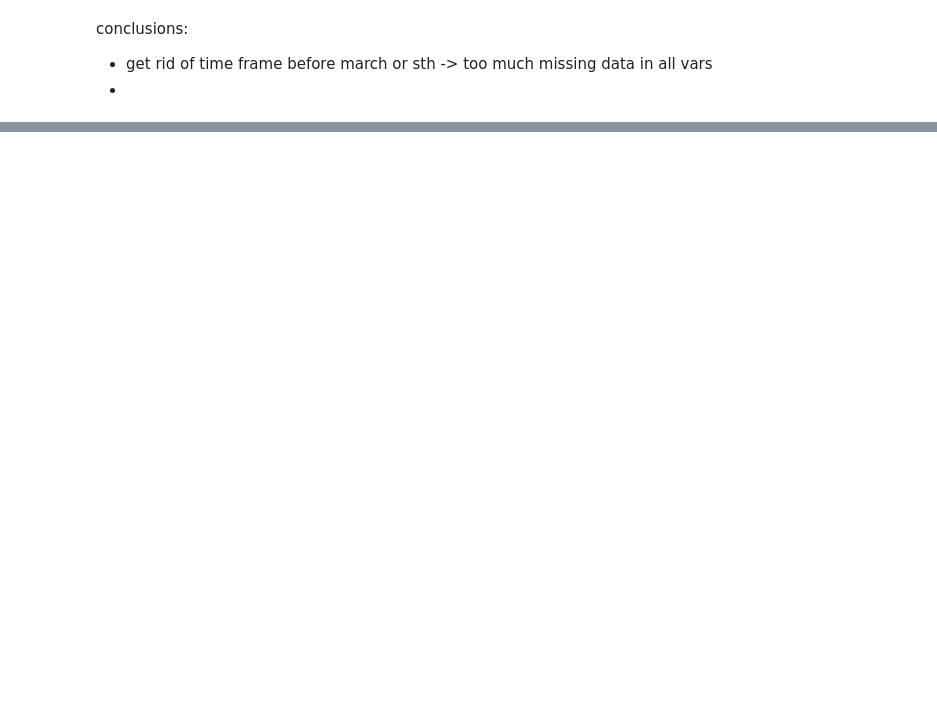
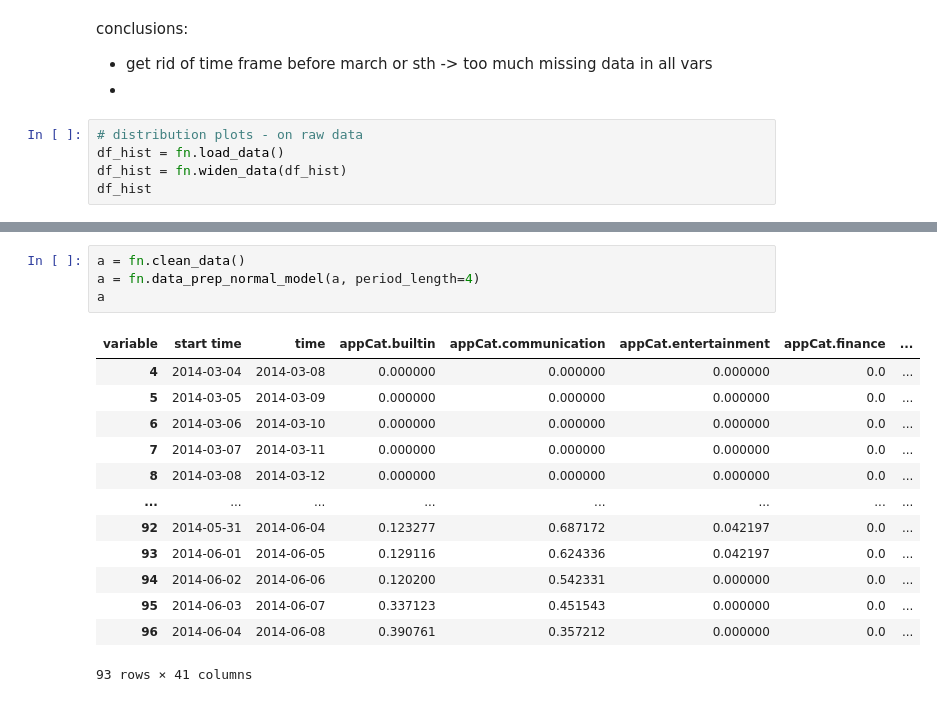
Before and after one commit to timmooren/DM1, a Jupyter notebook: DM_ryo.ipynb, the cells around one changed output, grey strips where cells are left out. Saved outputs shown, nothing was run; the diff lists cells and outputs as text; blank space fills up the shorter version.

```diff
--- a/DM_ryo.ipynb
+++ b/DM_ryo.ipynb
@@ -247,3 +273,8 @@ KeyError: 'time'
 conclusions:
 - get rid of time frame before march or sth -> too much missing data in all vars
 -
+# %%
+# distribution plots - on raw data
+df_hist = fn.load_data()
+df_hist = fn.widen_data(df_hist)
+df_hist
@@ -267,0 +311,18 @@ plt.show()
+# %%
+a = fn.clean_data()
+a = fn.data_prep_normal_model(a, period_length=4)
+a
+# %% [output]
+| variable | start time | time | appCat.builtin | appCat.communication | appCat.entertainment | appCat.finance | ... |
+| 4 | 2014-03-04 | 2014-03-08 | 0.000000 | 0.000000 | 0.000000 | 0.0 | ... |
+| 5 | 2014-03-05 | 2014-03-09 | 0.000000 | 0.000000 | 0.000000 | 0.0 | ... |
+| 6 | 2014-03-06 | 2014-03-10 | 0.000000 | 0.000000 | 0.000000 | 0.0 | ... |
+| 7 | 2014-03-07 | 2014-03-11 | 0.000000 | 0.000000 | 0.000000 | 0.0 | ... |
+| 8 | 2014-03-08 | 2014-03-12 | 0.000000 | 0.000000 | 0.000000 | 0.0 | ... |
+| ... | ... | ... | ... | ... | ... | ... | ... |
+| 92 | 2014-05-31 | 2014-06-04 | 0.123277 | 0.687172 | 0.042197 | 0.0 | ... |
+| 93 | 2014-06-01 | 2014-06-05 | 0.129116 | 0.624336 | 0.042197 | 0.0 | ... |
+| 94 | 2014-06-02 | 2014-06-06 | 0.120200 | 0.542331 | 0.000000 | 0.0 | ... |
+| 95 | 2014-06-03 | 2014-06-07 | 0.337123 | 0.451543 | 0.000000 | 0.0 | ... |
+| 96 | 2014-06-04 | 2014-06-08 | 0.390761 | 0.357212 | 0.000000 | 0.0 | ... |
+93 rows × 41 columns
```
Also changed, not shown: parts of 8 cells of this notebook, 1 other file.
